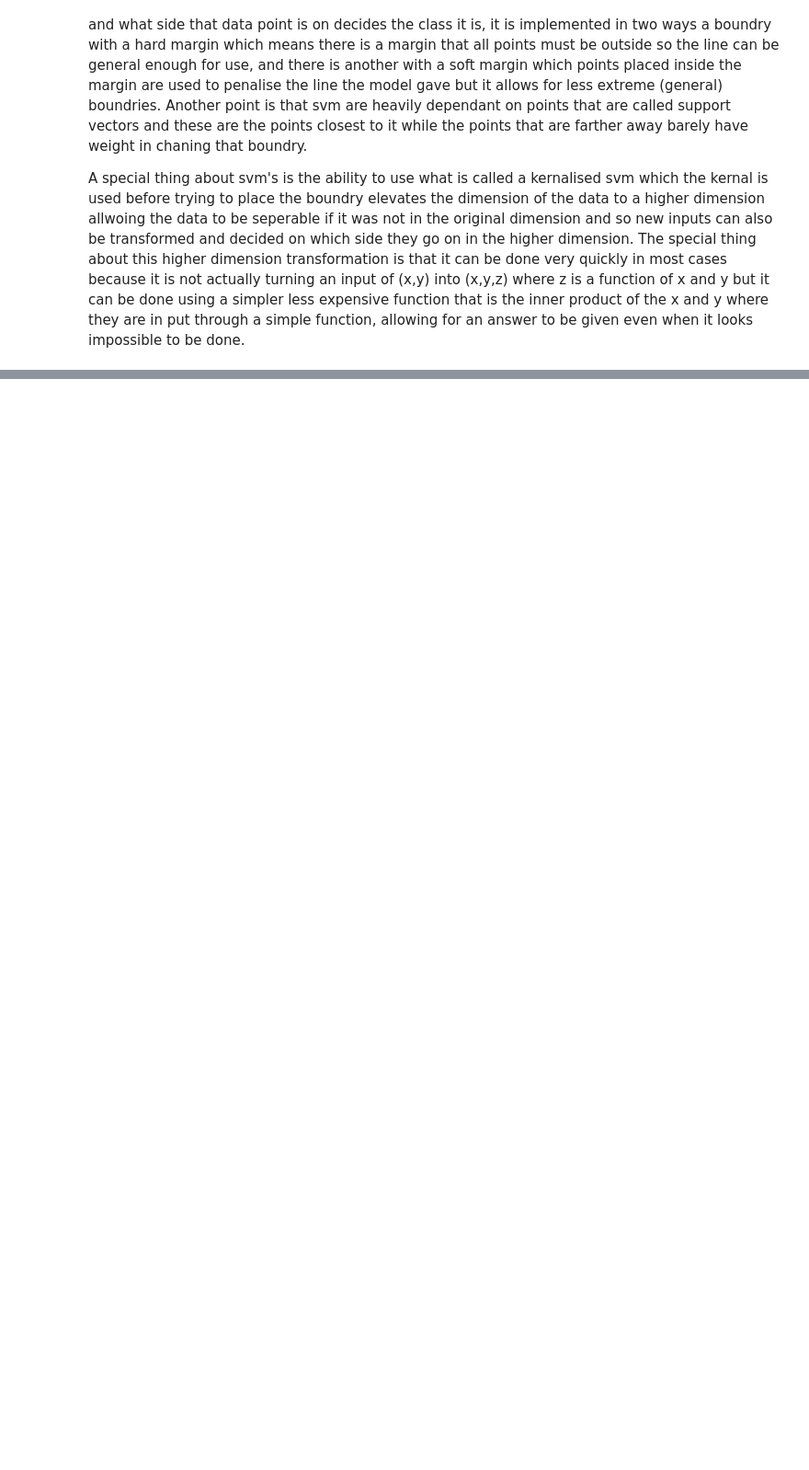
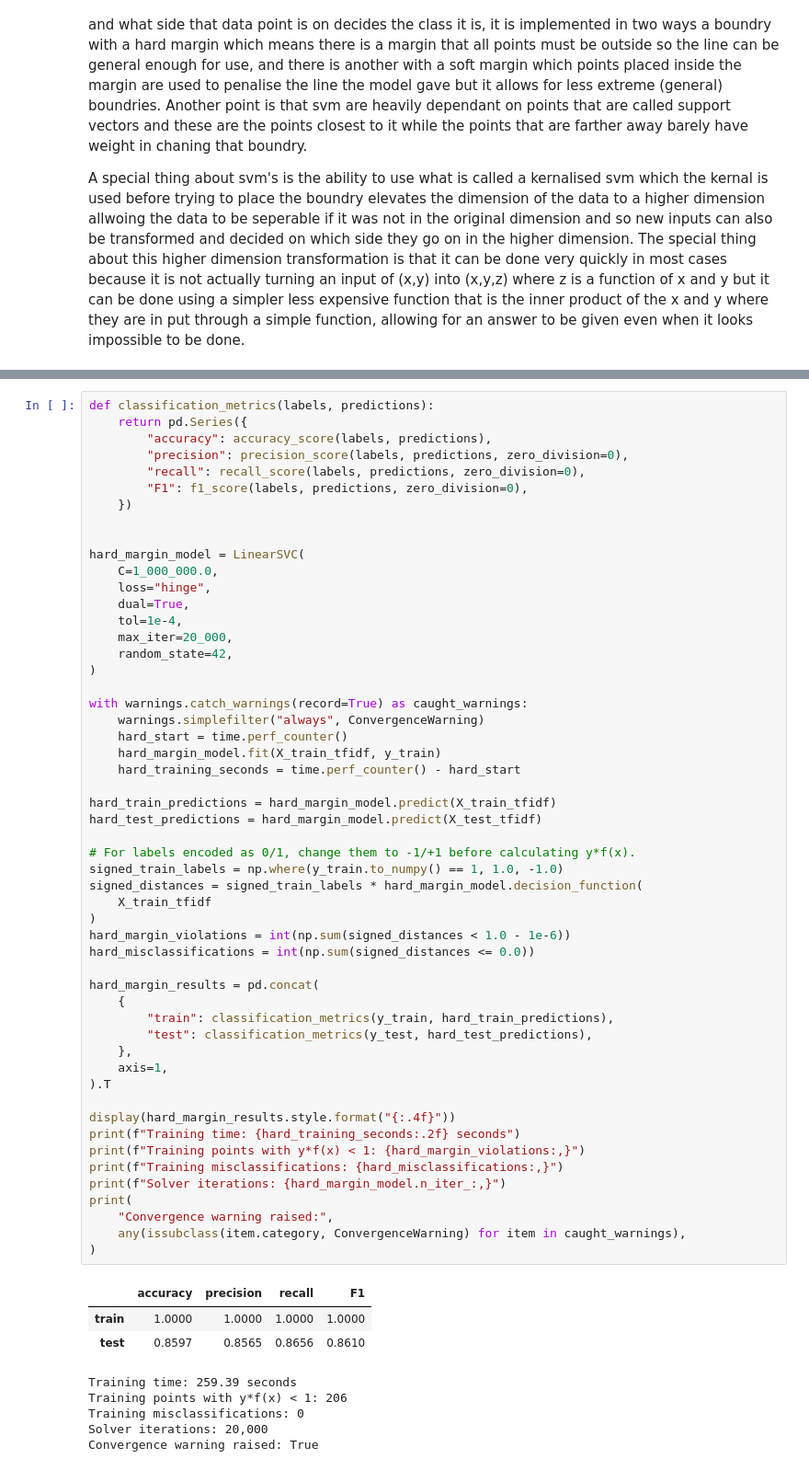
Before and after one commit to jadkandah/progressSoft_internship, a Jupyter notebook: phase-1-machine-learning-nlp/11-svm/notebooks/svm.ipynb, the cells around one changed output, grey strips where cells are left out. Shown at 92% size. Drawn from its saved outputs; the diff is of its cells as text; blank space fills up the shorter version.

```diff
--- a/phase-1-machine-learning-nlp/11-svm/notebooks/svm.ipynb
+++ b/phase-1-machine-learning-nlp/11-svm/notebooks/svm.ipynb
@@ -6,0 +133,62 @@ A special thing about svm's is the ability to use what is called a kernalised sv
+# %%
+def classification_metrics(labels, predictions):
+    return pd.Series({
+        "accuracy": accuracy_score(labels, predictions),
+        "precision": precision_score(labels, predictions, zero_division=0),
+        "recall": recall_score(labels, predictions, zero_division=0),
+        "F1": f1_score(labels, predictions, zero_division=0),
+    })
+
+
+hard_margin_model = LinearSVC(
+    C=1_000_000.0,
+    loss="hinge",
+    dual=True,
+    tol=1e-4,
+    max_iter=20_000,
+    random_state=42,
+)
+
+with warnings.catch_warnings(record=True) as caught_warnings:
+    warnings.simplefilter("always", ConvergenceWarning)
+    hard_start = time.perf_counter()
+    hard_margin_model.fit(X_train_tfidf, y_train)
+    hard_training_seconds = time.perf_counter() - hard_start
+
+hard_train_predictions = hard_margin_model.predict(X_train_tfidf)
+hard_test_predictions = hard_margin_model.predict(X_test_tfidf)
+
+# For labels encoded as 0/1, change them to -1/+1 before calculating y*f(x).
+signed_train_labels = np.where(y_train.to_numpy() == 1, 1.0, -1.0)
+signed_distances = signed_train_labels * hard_margin_model.decision_function(
+    X_train_tfidf
+)
+hard_margin_violations = int(np.sum(signed_distances < 1.0 - 1e-6))
+hard_misclassifications = int(np.sum(signed_distances <= 0.0))
+
+hard_margin_results = pd.concat(
+    {
+        "train": classification_metrics(y_train, hard_train_predictions),
+        "test": classification_metrics(y_test, hard_test_predictions),
+    },
+    axis=1,
+).T
+
+display(hard_margin_results.style.format("{:.4f}"))
+print(f"Training time: {hard_training_seconds:.2f} seconds")
+print(f"Training points with y*f(x) < 1: {hard_margin_violations:,}")
+print(f"Training misclassifications: {hard_misclassifications:,}")
+print(f"Solver iterations: {hard_margin_model.n_iter_:,}")
+print(
+    "Convergence warning raised:",
+    any(issubclass(item.category, ConvergenceWarning) for item in caught_warnings),
+)
+# %% [output]
+|  | accuracy | precision | recall | F1 |
+| train | 1.0000 | 1.0000 | 1.0000 | 1.0000 |
+| test | 0.8597 | 0.8565 | 0.8656 | 0.8610 |
+Training time: 259.39 seconds
+Training points with y*f(x) < 1: 206
+Training misclassifications: 0
+Solver iterations: 20,000
+Convergence warning raised: True
```
Also changed, not shown: parts of 8 cells of this notebook, 2 other files.
